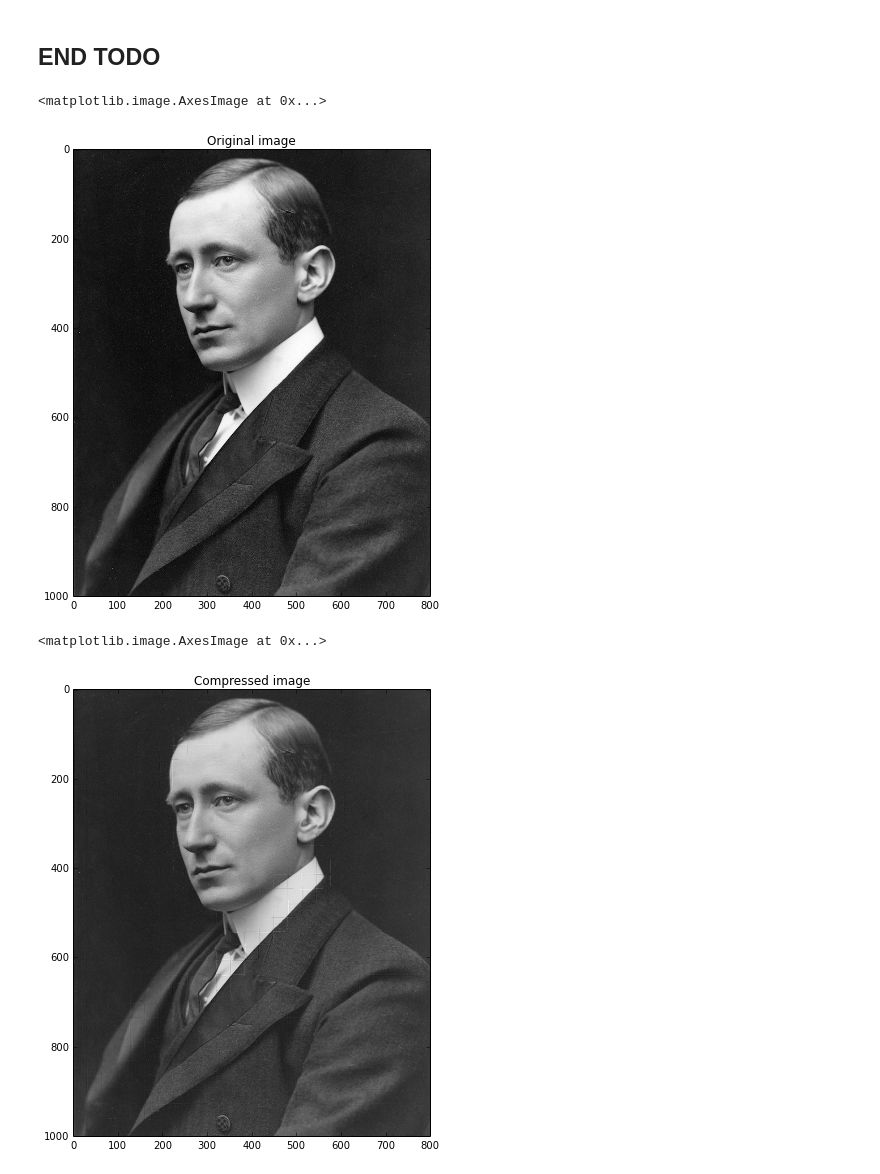
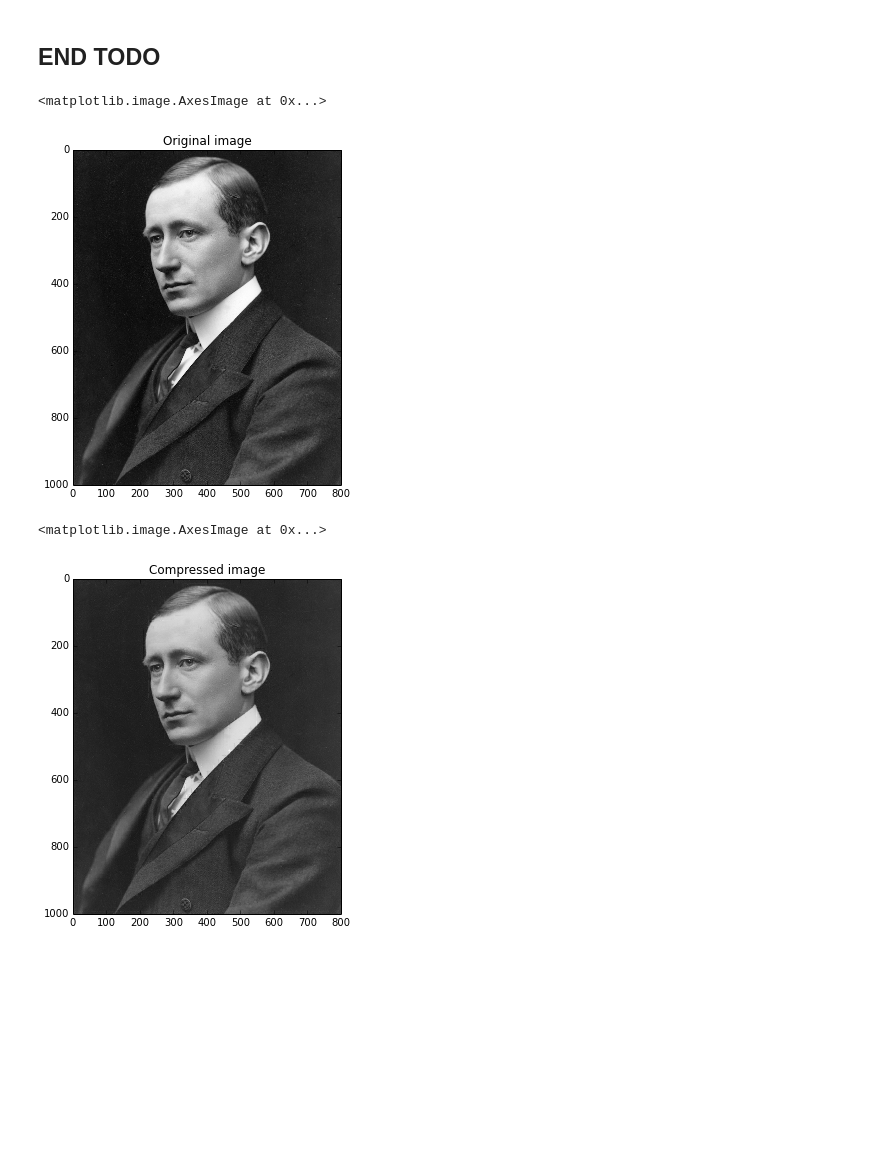
Before and after one commit to alexwal/EE123-Final-Project, a Jupyter notebook: wavelet compression.ipynb, the cells around one changed output. Drawn from its saved outputs; the diff is of its cells as text; code cells hidden in the pictures; blank space fills up the shorter version.

```diff
--- a/wavelet compression.ipynb
+++ b/wavelet compression.ipynb
@@ -39,5 +41,5 @@ Populating the interactive namespace from numpy and matplotlib
 # %%
-plt.rcParams['figure.figsize'] = (12, 8) # (16, 16) # (6, 4) for normal size
+plt.rcParams['figure.figsize'] = (8, 6) # (16, 16) # (6, 4) for normal size
 # %% [markdown]
 ## TODO
 # %%
@@ -277,6 +317,6 @@ im = rgb2gray(image) # convert to grayscale
 # %%
 title('Original image')
-imshow(im, cmap = 'gray')
+imshow(original, cmap = 'gray')
 # %% [output]
 <matplotlib.image.AxesImage at 0x...>
-[figure, old version]
+[figure, new version]
@@ -290,11 +328,12 @@ tiles, orig_bit_depth = compress_bw(im, tile_size, fraction_coeffs, wvlt=wavelet
 # %%
 compressed_img = decompress_bw(tiles, im.shape, orig_bit_depth, wvlt=wavelet)
 
+figure()
 title('Compressed image')
 imshow(compressed_img, cmap = 'gray')
 # %% [output]
 <matplotlib.image.AxesImage at 0x...>
-[figure, old version]
+[figure, new version]
 # %%
 title('Magnitude difference image')
 imshow(abs(compressed_img - original), cmap = 'gray')
```
Also changed, not shown: parts of 11 cells of this notebook.
